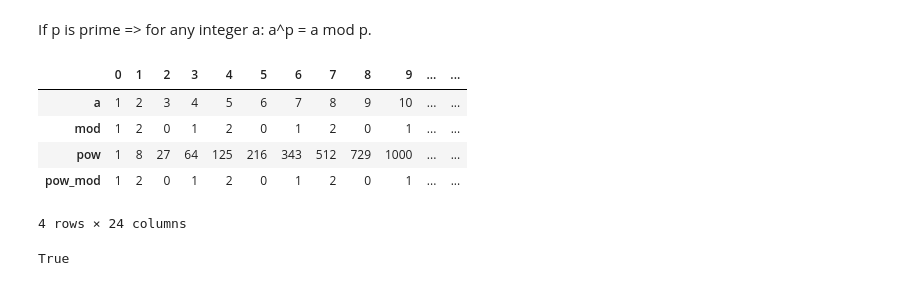
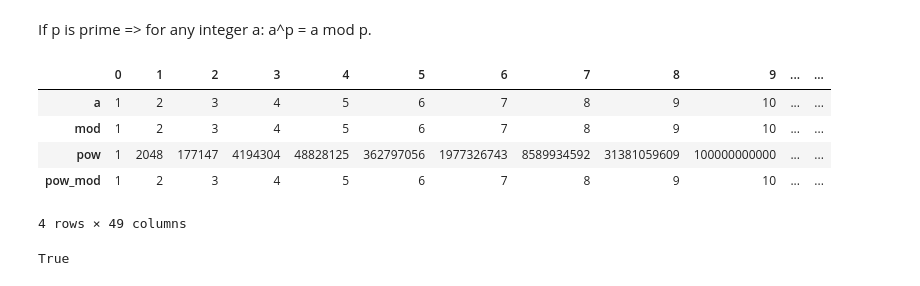
Before and after one commit to nanorobocop/some-math-facts, a Jupyter notebook: math.ipynb, the cells around one changed output. Cells and saved outputs as stored; diff of their text form; code cells hidden in the pictures.

```diff
--- a/math.ipynb
+++ b/math.ipynb
@@ -8,6 +8,6 @@ import pandas as pd
 # %% [markdown]
 If p is prime => for any integer a: a^p = a mod p.
 # %%
-a = np.arange(1,25)
-p = 3
-df = pd.DataFrame(a, columns=["a"])
+a = np.arange(1,50)
+p = 11
+flt_df = pd.DataFrame(a, columns=["a"])
@@ -18,10 +14,14 @@ df["pow_mod"] = df["pow"] % 3
+# %%
+flt_df["mod"] = flt_df["a"] % p
+flt_df["pow"] = pow(flt_df["a"], p)
+flt_df["pow_mod"] = flt_df["pow"] % p
 # %%
-df.transpose()
+flt_df.transpose()
 # %% [output]
 |  | 0 | 1 | 2 | 3 | 4 | 5 | 6 | 7 | 8 | 9 | ... | ... |
 | a | 1 | 2 | 3 | 4 | 5 | 6 | 7 | 8 | 9 | 10 | ... | ... |
-| mod | 1 | 2 | 0 | 1 | 2 | 0 | 1 | 2 | 0 | 1 | ... | ... |
-| pow | 1 | 8 | 27 | 64 | 125 | 216 | 343 | 512 | 729 | 1000 | ... | ... |
-| pow_mod | 1 | 2 | 0 | 1 | 2 | 0 | 1 | 2 | 0 | 1 | ... | ... |
+| mod | 1 | 2 | 3 | 4 | 5 | 6 | 7 | 8 | 9 | 10 | ... | ... |
+| pow | 1 | 2048 | 177147 | 4194304 | 48828125 | 362797056 | 1977326743 | 8589934592 | 31381059609 | 100000000000 | ... | ... |
+| pow_mod | 1 | 2 | 3 | 4 | 5 | 6 | 7 | 8 | 9 | 10 | ... | ... |
-4 rows × 24 columns
+4 rows × 49 columns
 # %%
```
Also changed, not shown: parts of 18 cells of this notebook.
